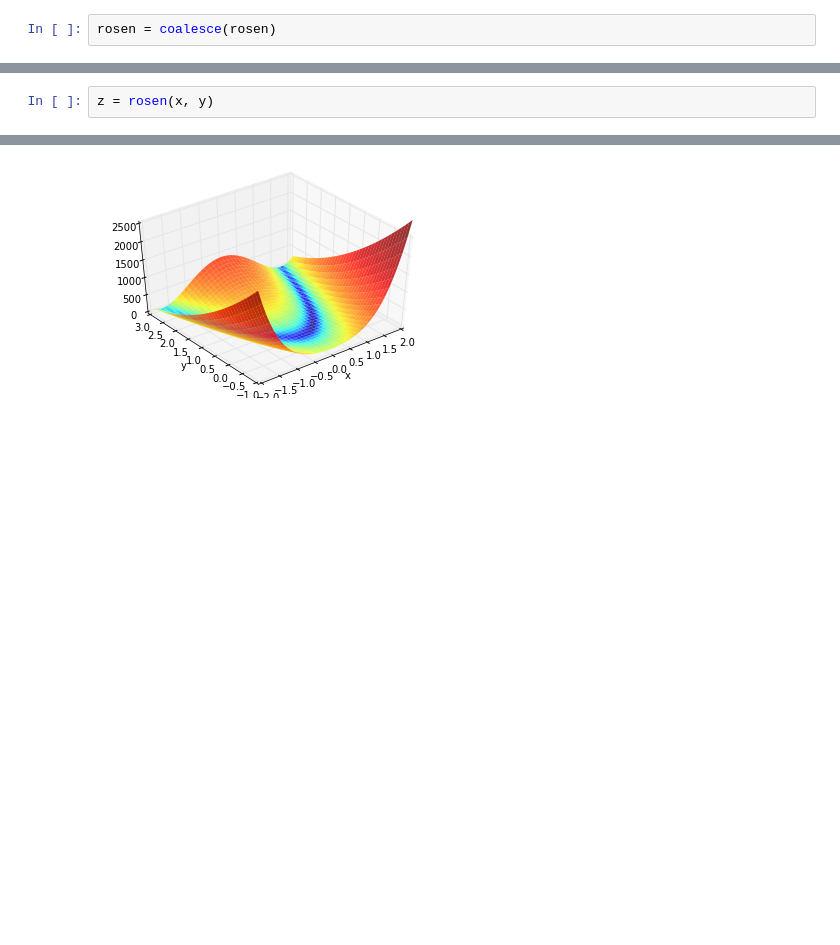
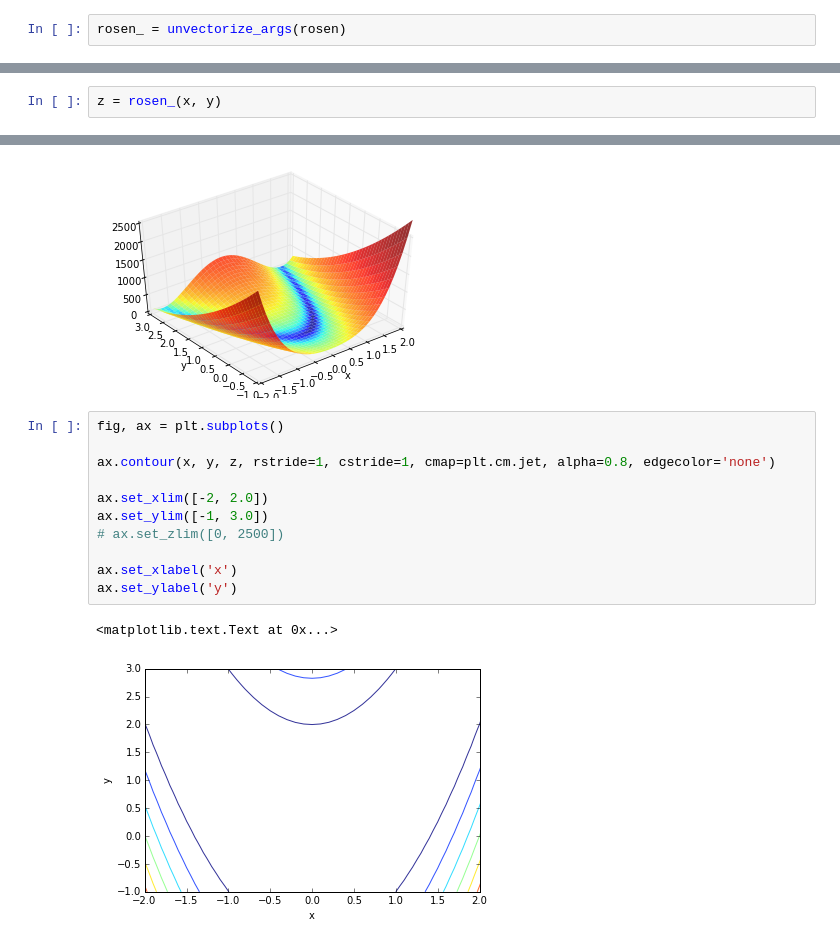
Before and after one commit to NICTA/revrand, a Jupyter notebook: docs/Reconciling scipy.optimize and NLOpt.ipynb, the cells around one changed output, grey strips where cells are left out. Saved outputs shown, nothing was run; the diff lists cells and outputs as text; blank space fills up the shorter version.

```diff
--- a/docs/Reconciling scipy.optimize and NLOpt.ipynb
+++ b/docs/Reconciling scipy.optimize and NLOpt.ipynb
@@ -31,9 +12,9 @@ def coalesce(fn):
-# %%
-rosen = coalesce(rosen)
+# %%
+rosen_ = unvectorize_args(rosen)
 # %%
 y, x = np.mgrid[-1:3.1:0.1, -2:2.2:0.1]
 # %%
-z = rosen(x, y)
+z = rosen_(x, y)
 # %%
 fig = plt.figure()
 ax = plt.axes(projection='3d', azim=-128, elev=43)
@@ -48,3 +29,17 @@ ax.set_ylabel('y')
 # %% [output]
 <matplotlib.text.Text at 0x...>
 [figure]
+# %%
+fig, ax = plt.subplots()
+
+ax.contour(x, y, z, rstride=1, cstride=1, cmap=plt.cm.jet, alpha=0.8, edgecolor='none')
+
+ax.set_xlim([-2, 2.0])
+ax.set_ylim([-1, 3.0])
+# ax.set_zlim([0, 2500])
+
+ax.set_xlabel('x')
+ax.set_ylabel('y')
+# %% [output]
+<matplotlib.text.Text at 0x...>
+[figure, added]
```
Also changed, not shown: parts of 6 cells of this notebook, 2 other files.
